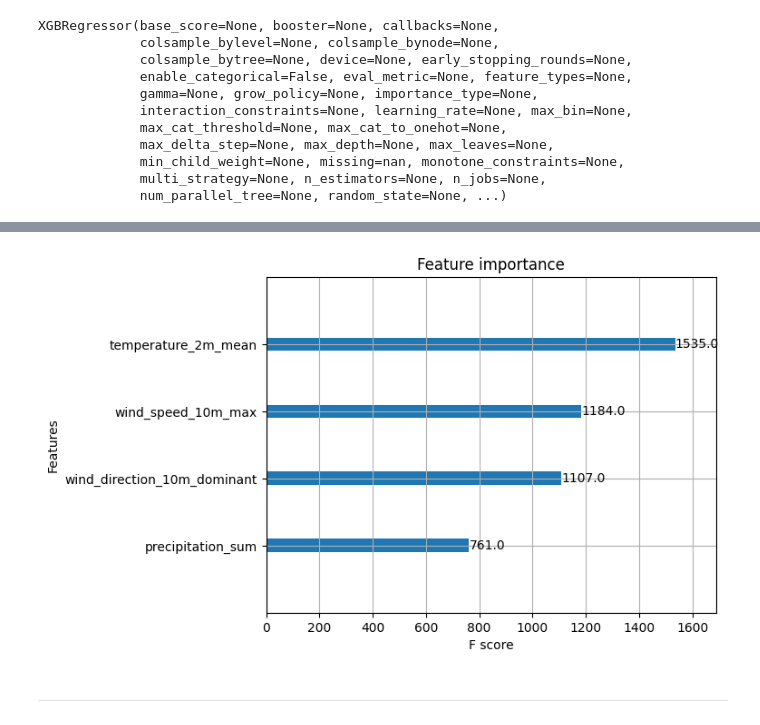
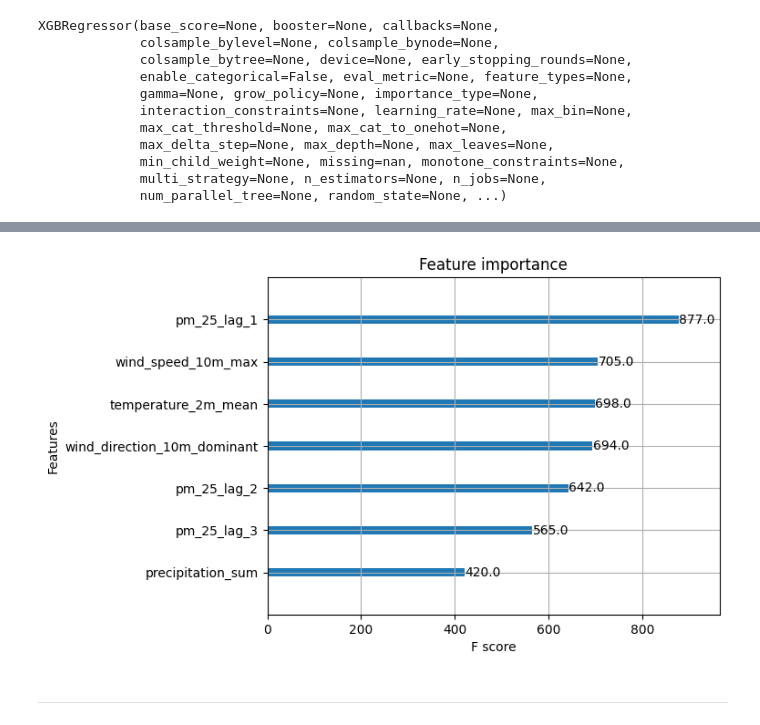
Before and after one commit to knutsa/scalable_lab1, a Jupyter notebook: notebooks/ch03/3_air_quality_training_pipeline.ipynb, the cells around one changed output, grey strips where cells are left out. Cells and saved outputs as stored; diff of their text form; code cells hidden in the pictures.

```diff
--- a/notebooks/ch03/3_air_quality_training_pipeline.ipynb
+++ b/notebooks/ch03/3_air_quality_training_pipeline.ipynb
@@ -31,6 +32,18 @@ warnings.filterwarnings("ignore")
 
 project = hopsworks.login()
 fs = project.get_feature_store()
+secrets = util.secrets_api(project.name)
+
+N_LAG_DAYS = int(secrets.get_secret("N_LAG_DAYS").value)
+location_str = secrets.get_secret("SENSOR_LOCATION_JSON").value
+location = json.loads(location_str)
+
+country=location['country']
+city=location['city']
+street=location['street']
+
+print(location)
+print(N_LAG_DAYS)
 # %% [output]
 Connection closed.
 Connected. Call `.close()` to terminate connection gracefully.
@@ -58,6 +69,6 @@ Finished: Reading data from Hopsworks, using ArrowFlight (1.22s)
 ## <span style="color:#ff5f27;"> 🖍 Feature View Creation and Retrieving </span>
 # %%
 # Select features for training data.
-selected_features = air_quality_fg.select(['pm25']).join(weather_fg.select_all(), on=['city'])
+selected_features = air_quality_fg.select(['pm25'] + [f"pm_25_lag_{i}" for i in range(1, N_LAG_DAYS+1)]).join(weather_fg.select_all(), on=['city'])
 selected_features.show(10)
 # %% [output]
@@ -265,11 +284,11 @@ plt.show()
 # %%
 # Plotting feature importances using the plot_importance function from XGBoost
-plot_importance(xgb_regressor, max_num_features=4)
+plot_importance(xgb_regressor, max_num_features=train_features.shape[1])
 feature_importance_path = images_dir + "/feature_importance.png"
 plt.savefig(feature_importance_path)
 plt.show()
 # %% [output]
-[figure, old version]
+[figure, new version]
 # %% [markdown]
 ---
 # %% [markdown]
```
Also changed, not shown: parts of 17 cells of this notebook, 11 other files.
